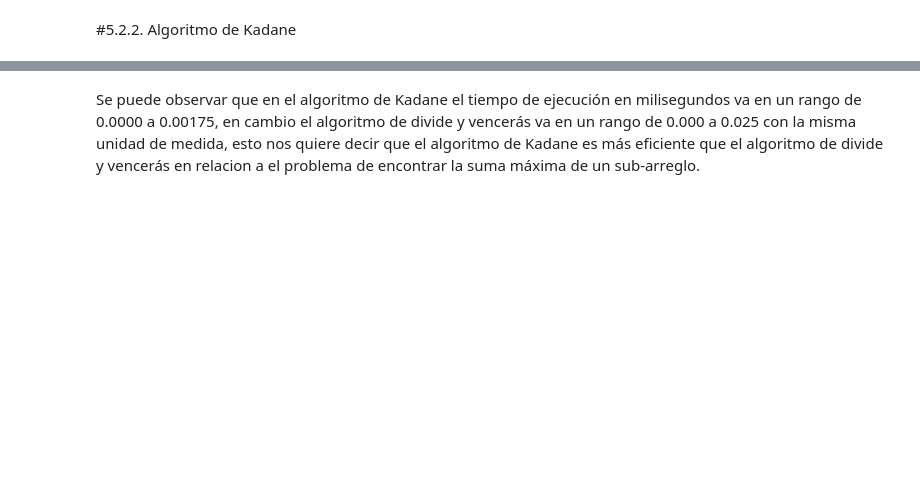
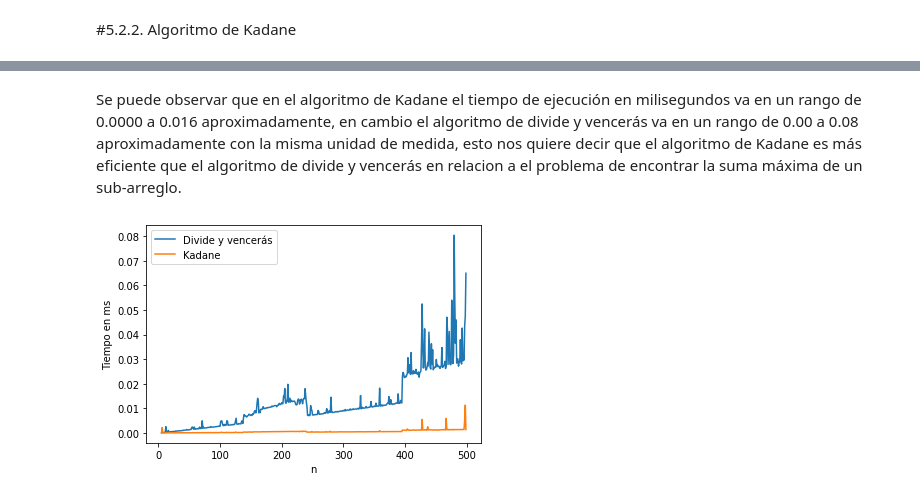
Before and after one commit to LuisCastroV/ADA-Informes, a Jupyter notebook: Informe3_MaxSubArrayMid.ipynb, the cells around one changed output, grey strips where cells are left out. Cells and saved outputs as stored; diff of their text form; code cells hidden in the pictures; blank space fills up the shorter version.

```diff
--- a/Informe3_MaxSubArrayMid.ipynb
+++ b/Informe3_MaxSubArrayMid.ipynb
@@ -260,2 +260,26 @@ plt.show()
 # %% [markdown]
-Se puede observar que en el algoritmo de Kadane el tiempo de ejecución en milisegundos va en un rango de 0.0000 a 0.00175, en cambio el algoritmo de divide y vencerás va en un rango de 0.000 a 0.025 con la misma unidad de medida, esto nos quiere decir que el algoritmo de Kadane es más eficiente que el algoritmo de divide y vencerás en relacion a el problema de encontrar la suma máxima de un sub-arreglo.
+Se puede observar que en el algoritmo de Kadane el tiempo de ejecución en milisegundos va en un rango de 0.0000 a 0.016 aproximadamente, en cambio el algoritmo de divide y vencerás va en un rango de 0.00 a 0.08 aproximadamente con la misma unidad de medida, esto nos quiere decir que el algoritmo de Kadane es más eficiente que el algoritmo de divide y vencerás en relacion a el problema de encontrar la suma máxima de un sub-arreglo.
+# %%
+x=[]; y=[];z=[]
+
+for n in range(5,500):
+
+  a = random.sample(range(1, 1000), n)
+
+  l = repeat(setup="from __main__ import MaxSubArray", stmt=f"MaxSubArray({a},0,{n})", repeat=1, number=10)
+  t = repeat(setup="from __main__ import maxSubArraySumKAD", stmt=f"maxSubArraySumKAD({a},{n})", repeat=1, number=10)
+
+  x.append(n)
+  y.append(l)
+  z.append(t)
+
+
+plt.plot(x,y)
+plt.plot(x,z)
+plt.legend(["Divide y vencerás","Kadane"])
+
+plt.xlabel('n')
+plt.ylabel('Tiempo en ms')
+plt.show()
+# %% [output]
+[figure, added]
```
Also changed, not shown: parts of 3 cells of this notebook.
